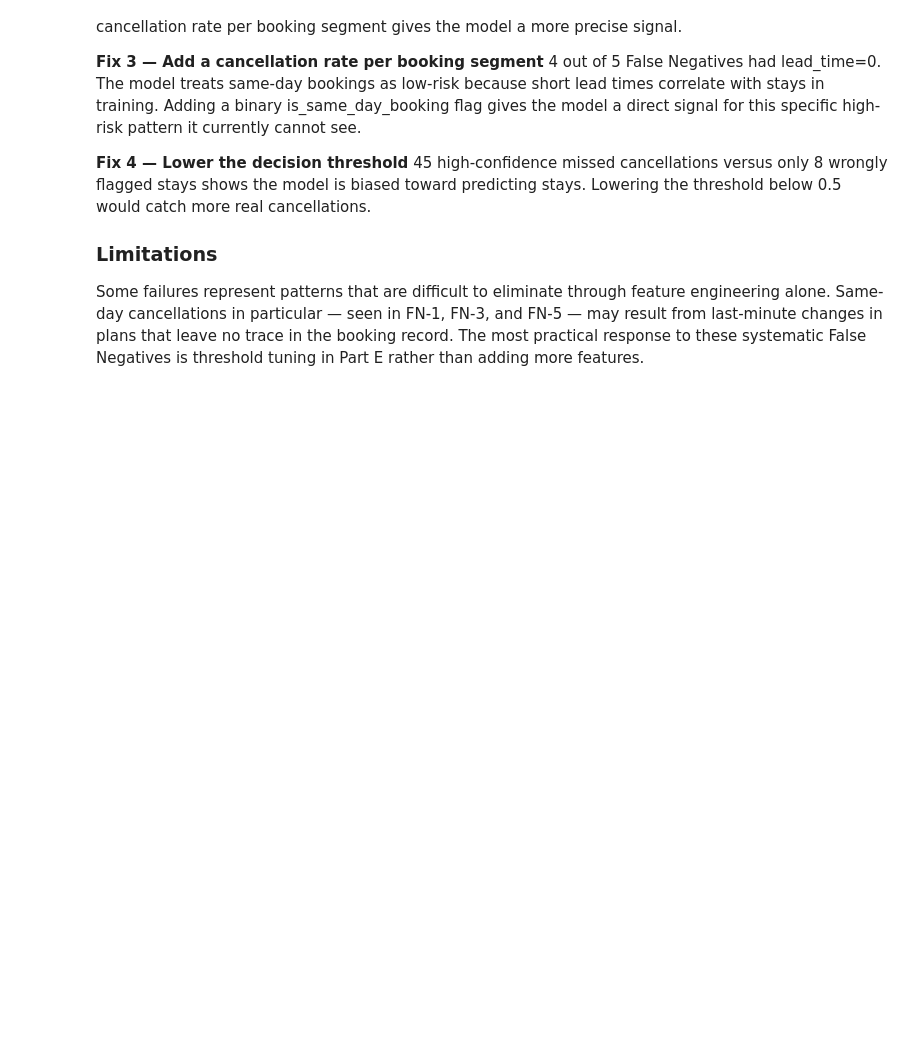
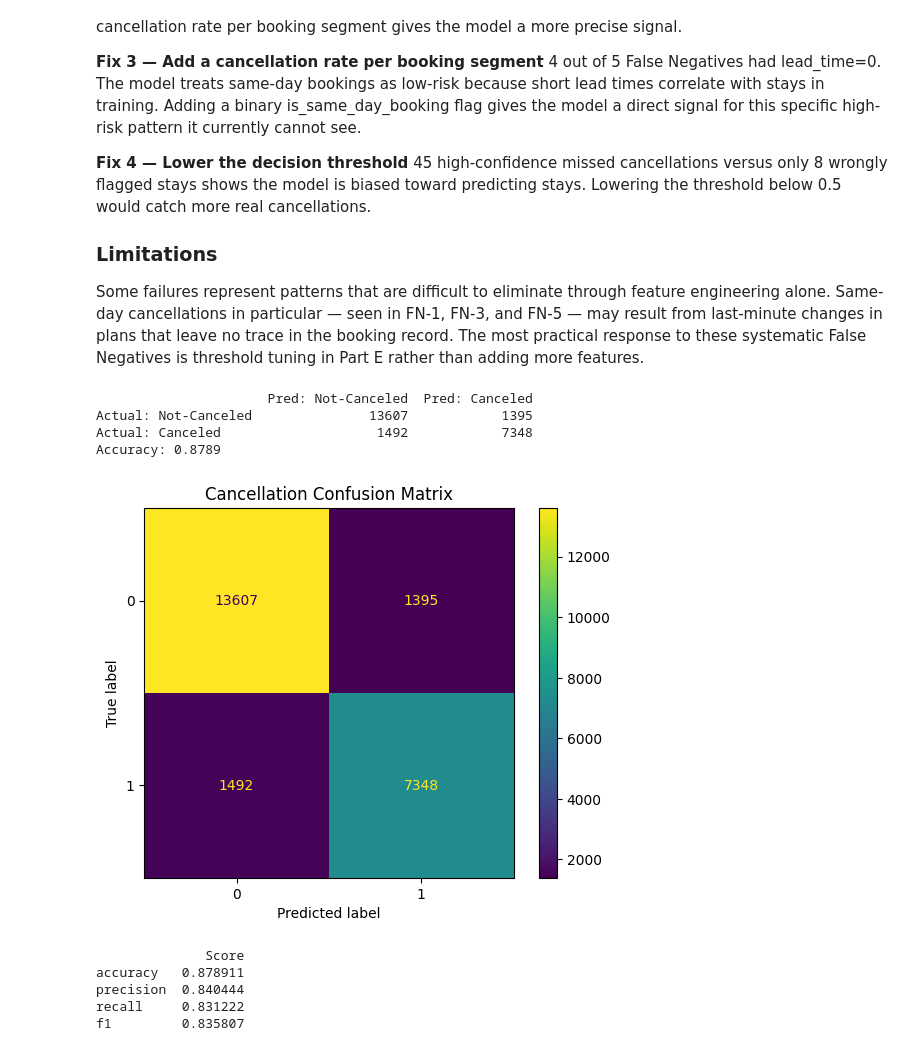
Before and after one commit to YWY2002/INF2008-Hotel-Cancellation-Prediction-Model, a Jupyter notebook: CRISPDM_INF2008_assignment02.ipynb, the cells around one changed output. Drawn from its saved outputs; the diff is of its cells as text; code cells hidden in the pictures; blank space fills up the shorter version.

```diff
--- a/CRISPDM_INF2008_assignment02.ipynb
+++ b/CRISPDM_INF2008_assignment02.ipynb
@@ -1491,3 +1501,38 @@ in FN-1, FN-3, and FN-5 — may result from last-minute changes in plans
 that leave no trace in the booking record. The most practical response
 to these systematic False Negatives is threshold tuning in Part E rather
 than adding more features.
+# %%
+print(pd.DataFrame(cm,
+                   index=["Actual: Not-Canceled", "Actual: Canceled"],
+                   columns=["Pred: Not-Canceled", "Pred: Canceled"]))
+
+test_score = champion_pipeline.score(X_test, y_test)
+print(f"Accuracy: {test_score:.4f}")
+
+disp = ConfusionMatrixDisplay(confusion_matrix=cm, display_labels=champion_pipeline.classes_)
+disp.plot(cmap=plt.cm.viridis)
+plt.title(f"Cancellation Confusion Matrix")
+plt.show()
+# %% [output]
+                      Pred: Not-Canceled  Pred: Canceled
+Actual: Not-Canceled               13607            1395
+Actual: Canceled                    1492            7348
+Accuracy: 0.8789
+[figure, added]
+# %%
+# Metrics
+out = {
+    "accuracy": accuracy_score(y_test, y_pred),
+    "precision": precision_score(y_test, y_pred, zero_division=0),
+    "recall": recall_score(y_test, y_pred, zero_division=0),
+    "f1": f1_score(y_test, y_pred, zero_division=0),
+}
+
+test_score = pd.Series(out).to_frame(name='Score')
+print(test_score)
+# %% [output]
+              Score
+accuracy   0.878911
+precision  0.840444
+recall     0.831222
+f1         0.835807
```
Also changed, not shown: parts of 9 cells of this notebook, 5 other files.
